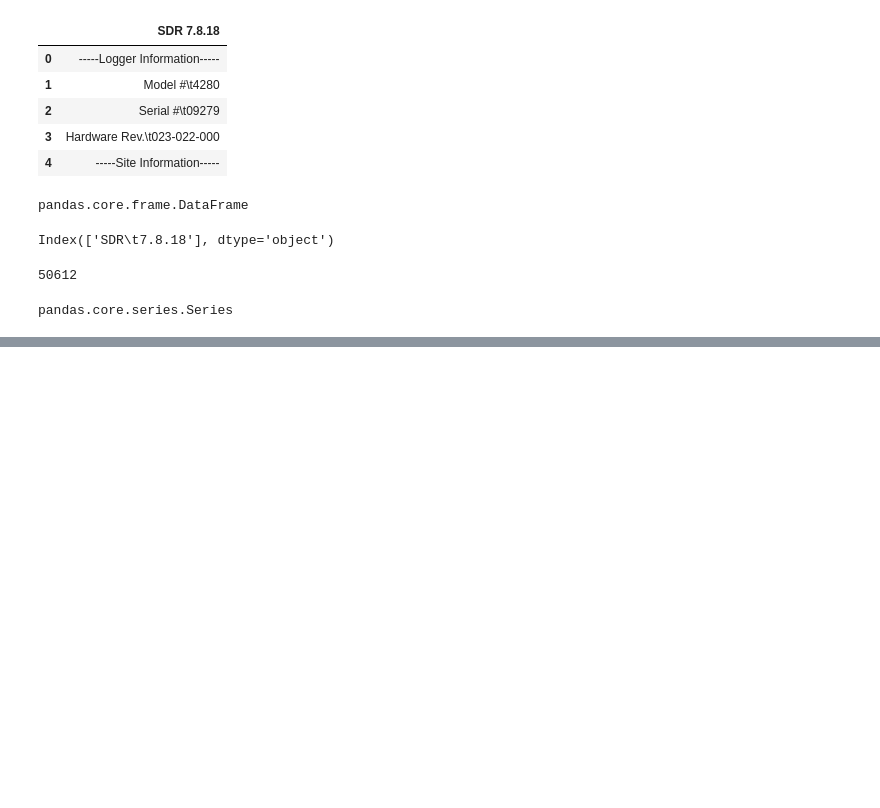
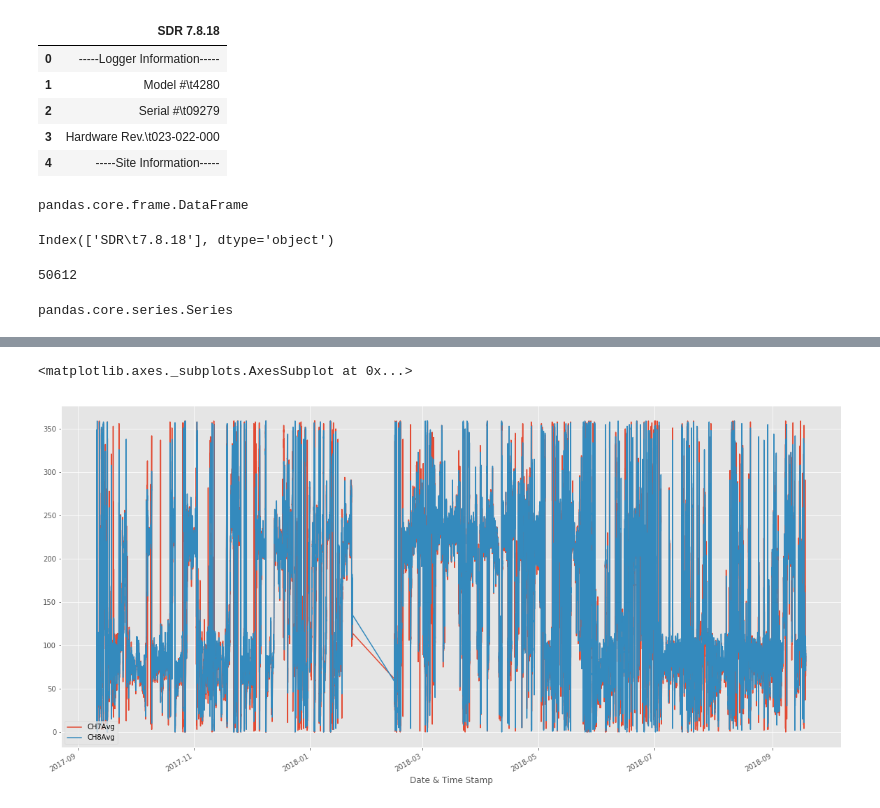
Before and after one commit to mariolarochelle/AERO, a Jupyter notebook: Working/Franco/CleaningData.ipynb, the cells around one changed output, grey strips where cells are left out. Drawn from its saved outputs; the diff is of its cells as text; code cells hidden in the pictures; blank space fills up the shorter version.

```diff
--- a/Working/Franco/CleaningData.ipynb
+++ b/Working/Franco/CleaningData.ipynb
@@ -93,0 +143,5 @@ plotting_avg.groupby(plotting_avg['Date & Time Stamp'].dt.month).mean().plot()
+# %%
+plotting_avg.iloc[:, [4,5]].plot()
+# %% [output]
+<matplotlib.axes._subplots.AxesSubplot at 0x...>
+[figure, added]
```
Also changed, not shown: parts of 16 cells of this notebook, 7 other files.
